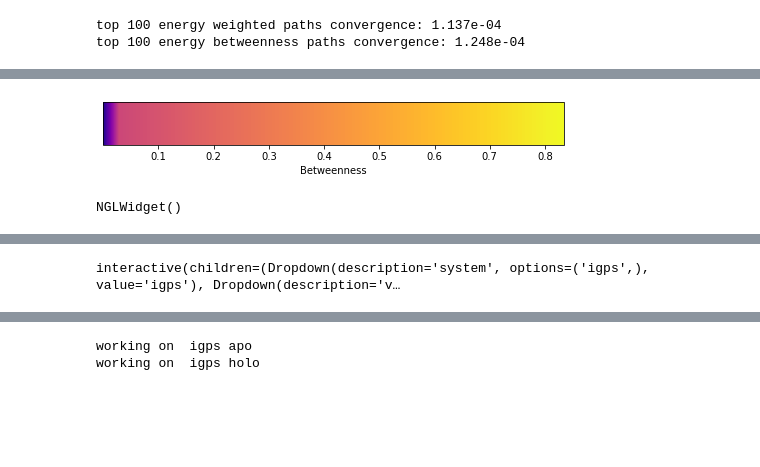
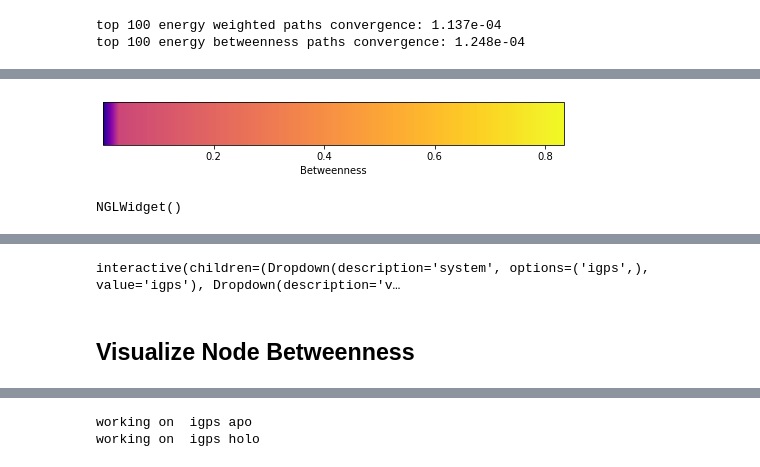
Before and after one commit to LynaLuo-Lab/network_analysis_scripts, a Jupyter notebook: network_analysis_examples/Energy_Network_Analysis.ipynb, the cells around one changed output, grey strips where cells are left out. Cells and saved outputs as stored; diff of their text form; code cells hidden in the pictures; blank space fills up the shorter version.

```diff
--- a/network_analysis_examples/Energy_Network_Analysis.ipynb
+++ b/network_analysis_examples/Energy_Network_Analysis.ipynb
@@ -909,8 +794,8 @@ wMat[nzInds]=1./(np.abs(wMat[nzInds]))
 wMat=np.array(wMat)
 wMatGraph=nx.from_numpy_array(wMat)
 # %%
-pathList,alphas=converge_subopt_paths_betweenness(wMatGraph,source=49,target=432,maxPaths=10000,
-                                                  verbose=True,giveAlphas=True)
+pathList,alphas=correlation_data_utilities.converge_subopt_paths_betweenness(
+    wMatGraph,source=49,target=432,maxPaths=10000,verbose=True,giveAlphas=True)
 print(pathList)
 pathLengths=[calculatePathLength(wMatGraph,path) for path in pathList]
 print(pathLengths)
@@ -988,6 +875,6 @@ print(np.min(btwWeights),np.mean(btwWeights),np.max(btwWeights))
 # %%
-btwPathList,btwAlphas=converge_subopt_paths_betweenness(btwWeightGraph,source=49,target=432,maxPaths=10000,
-                                                  verbose=True,giveAlphas=True)
+btwPathList,btwAlphas=correlation_data_utilities.converge_subopt_paths_betweenness(
+    btwWeightGraph,source=49,target=432,maxPaths=10000,verbose=True,giveAlphas=True)
 print(btwPathList)
 btwPathLengths=[calculatePathLength(btwWeightGraph,path) for path in btwPathList]
 print(btwPathLengths)
@@ -1379,13 +1292,14 @@ nzInds=np.nonzero(plotMat)
 
 #Create a color map for edges based on log(abs(E_Interact.Mean))
 tempCmap=matplotlib.cm.get_cmap('plasma',2048)
-tempCmat=np.array(tempMat) #plotMat)
+tempCmat=np.zeros(tempMat.shape)
+tempCmat[nzInds]=np.array(tempMat[nzInds]) #plotMat)
 vMin=np.min(tempCmat[nzInds])
 vCenter=np.median(tempCmat[nzInds])
 vMax=np.max(tempCmat[nzInds])
 cNorm=matplotlib.colors.DivergingNorm(vmin=vMin,vcenter=vCenter,vmax=vMax)
 #tempCmat[nzInds]=np.log(tempCmat[nzInds])
-edgeColors=getCorrNetEdgeColors(tempCmat,maskInds=nzInds,cmap=tempCmap,
+edgeColors=correlation_data_utilities.getCorrNetEdgeColors(tempCmat,maskInds=nzInds,cmap=tempCmap,
                                 cNorm=cNorm)
 
 #Compute widths for edges based on lob(abs(E_Interact.Mean))
@@ -1394,7 +1308,7 @@ edgeColors=getCorrNetEdgeColors(tempCmat,maskInds=nzInds,cmap=tempCmap,
 #bounds.
 eMin=.0625
 eMax=0.5
-radiiMat=getCorrNetEdgeRadii(plotMat,maskInds=nzInds,eMin=eMin,eMax=eMax)
+radiiMat=correlation_data_utilities.getCorrNetEdgeRadii(plotMat,maskInds=nzInds,eMin=eMin,eMax=eMax)
 # %%
 #Plot distribution histograms for edge widths and edge color rgb values
 sns.distplot(radiiMat[np.nonzero(radiiMat)].flatten(),
@@ -1432,34 +1347,34 @@ from IPython.display import display, HTML
 CSS = """
 .output {
     display: flex;
     align-items: center;
     text-align: center;
 }
 """
 
 HTML('<style>{}</style>'.format(CSS))
 
 #Draw a color bar for the edge coloring,
 #(nglview does not seem to support this yet)
-drawEdgeColorBar(tempCmat,maskInds=nzInds,
+correlation_data_utilities.drawEdgeColorBar(tempCmat,maskInds=nzInds,
                  cmap=tempCmap,label='Betweenness',
                  cNorm=cNorm,
                  orientation='horizontal')
 
 #Render the filtered interaction network using nglview with
 #the edge width and colormaps generated above
 struc=strucDict[list(strucDict.keys())[0]]
 view=nv.show_pytraj(struc)
 view.clear_representations()
 for res in sourceSet:
     view.add_representation('spacefill',selection=str(res+1)+" and .CA")
 for res in targetSet:
     view.add_representation('spacefill',selection=str(res+1)+" and .CA")
 view.add_representation('line',selection="backbone",alpha=.5)
-drawProtCorrMat(protStruc=struc,corrMat=plotMat,ngViewOb=view,
+correlation_data_utilities.drawProtCorrMat(protStruc=struc,corrMat=plotMat,ngViewOb=view,
                     frame=0,colorsArray=edgeColors,radiiMat=radiiMat,
                     undirected=True)
 view
 # %% [output]
-[figure, old version]
+[figure, new version]
 NGLWidget()
@@ -1573,2 +1412,4 @@ def plot_mat(
 # %% [output]
 interactive(children=(Dropdown(description='system', options=('igps',), value='igps'), Dropdown(description='v…
+# %% [markdown]
+## Visualize Node Betweenness
```
Also changed, not shown: parts of 60 cells of this notebook, 1 other file.
